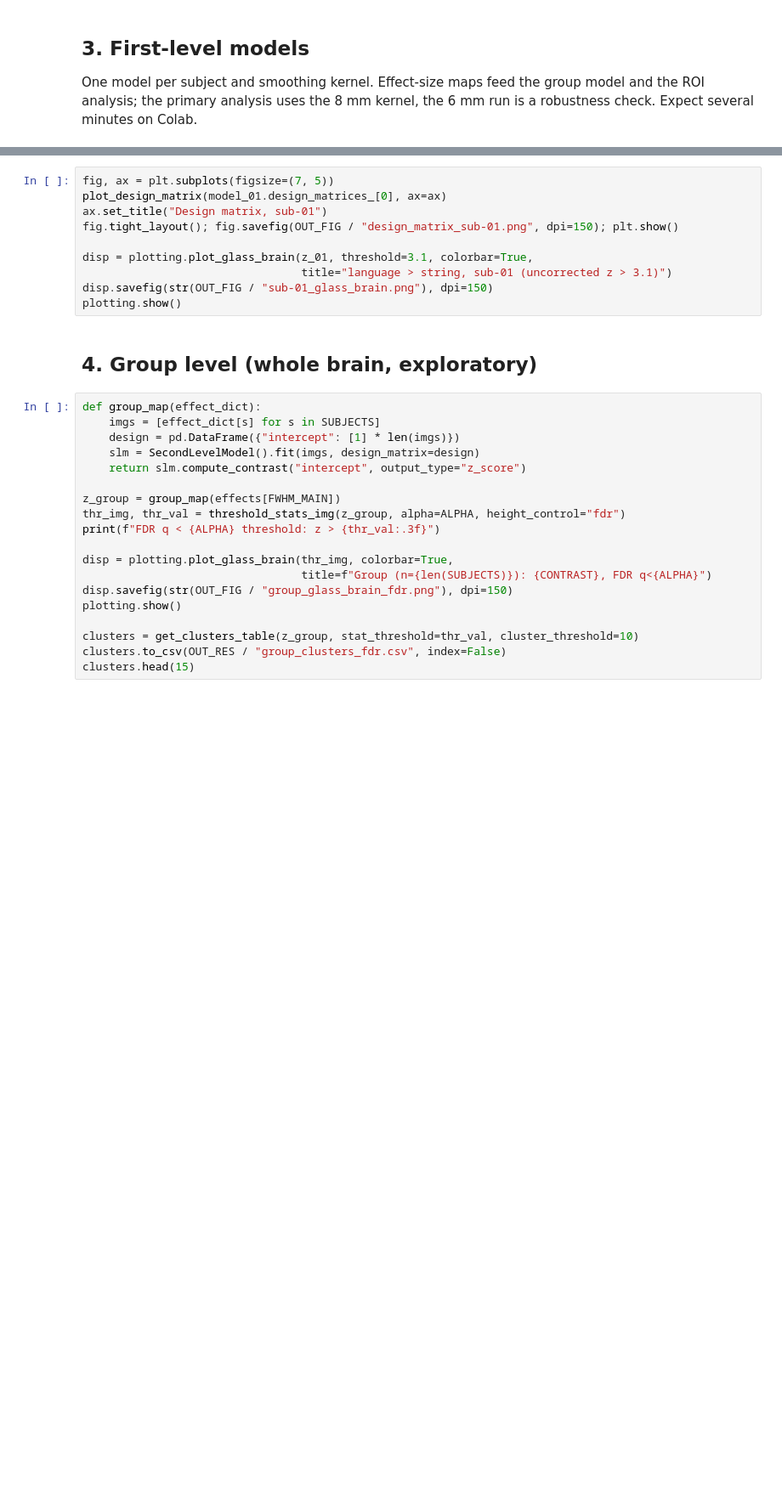
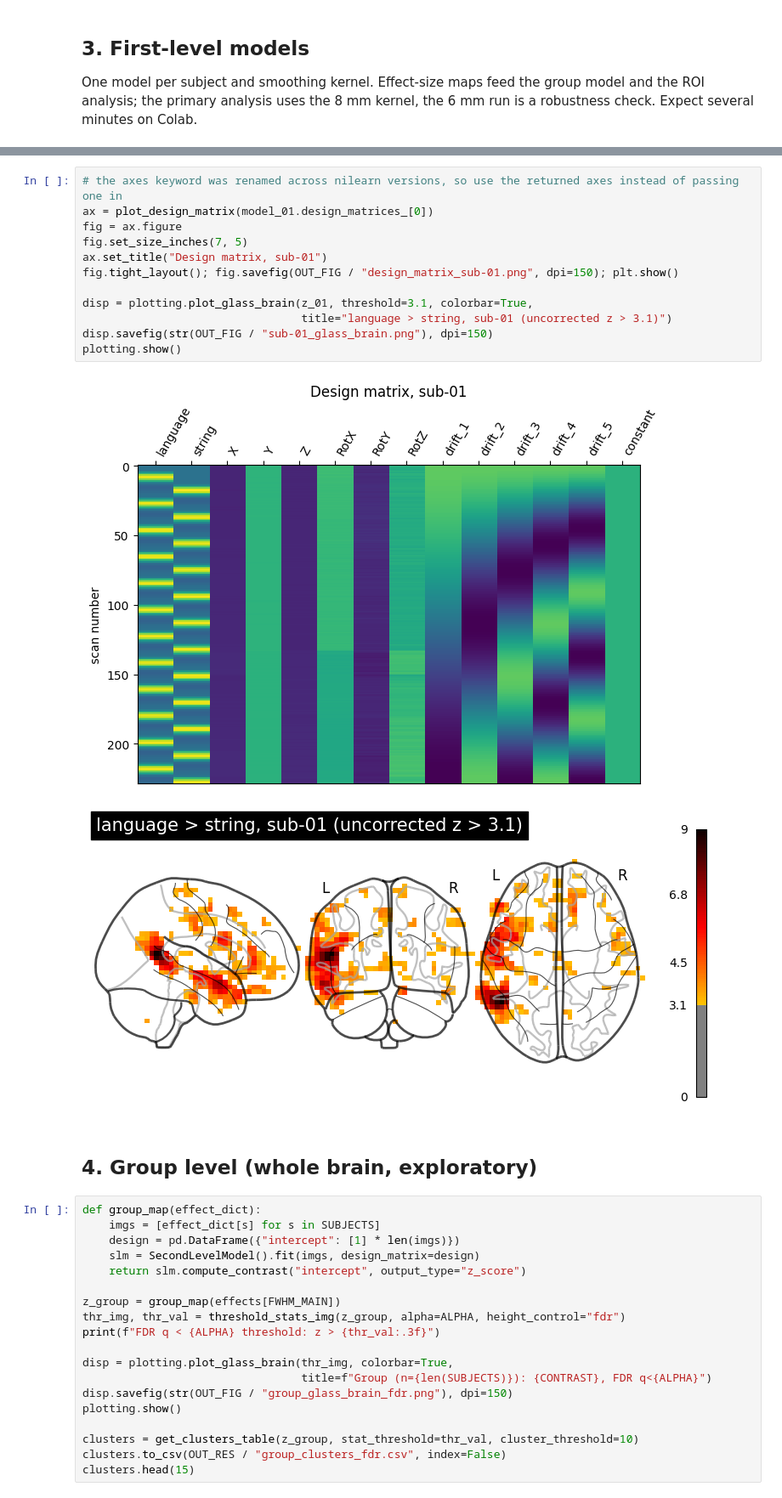
Before and after one commit to anasshwahen442-code/fmri-first-level-glm, a Jupyter notebook: fmri_first_level_glm.ipynb, the cells around one changed output, grey strips where cells are left out. Shown at 85% size. Drawn from its saved outputs; the diff is of its cells as text; blank space fills up the shorter version.

```diff
--- a/fmri_first_level_glm.ipynb
+++ b/fmri_first_level_glm.ipynb
@@ -149,13 +189,18 @@ for fwhm in FWHM_SENS:
 # %%
-fig, ax = plt.subplots(figsize=(7, 5))
-plot_design_matrix(model_01.design_matrices_[0], ax=ax)
+# the axes keyword was renamed across nilearn versions, so use the returned axes instead of passing one in
+ax = plot_design_matrix(model_01.design_matrices_[0])
+fig = ax.figure
+fig.set_size_inches(7, 5)
 ax.set_title("Design matrix, sub-01")
 fig.tight_layout(); fig.savefig(OUT_FIG / "design_matrix_sub-01.png", dpi=150); plt.show()
 
 disp = plotting.plot_glass_brain(z_01, threshold=3.1, colorbar=True,
                                  title="language > string, sub-01 (uncorrected z > 3.1)")
 disp.savefig(str(OUT_FIG / "sub-01_glass_brain.png"), dpi=150)
 plotting.show()
+# %% [output]
+[figure, added]
+[figure, added]
 # %% [markdown]
 ## 4. Group level (whole brain, exploratory)
 # %%
```
Also changed, not shown: parts of 17 cells of this notebook.
